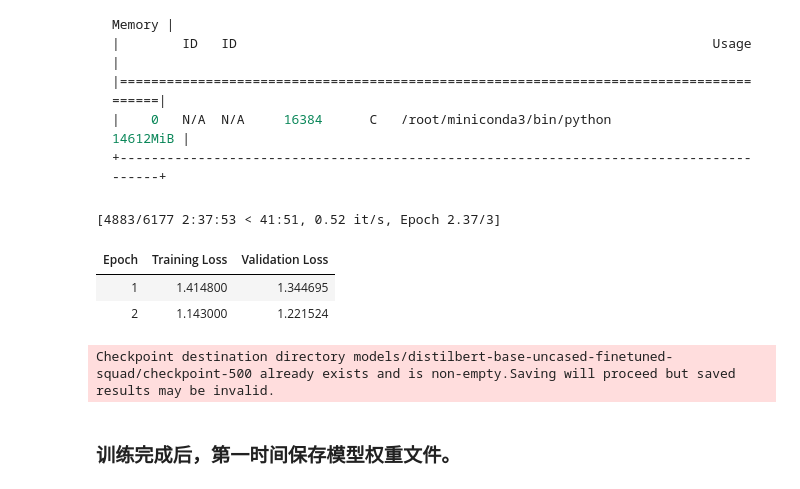
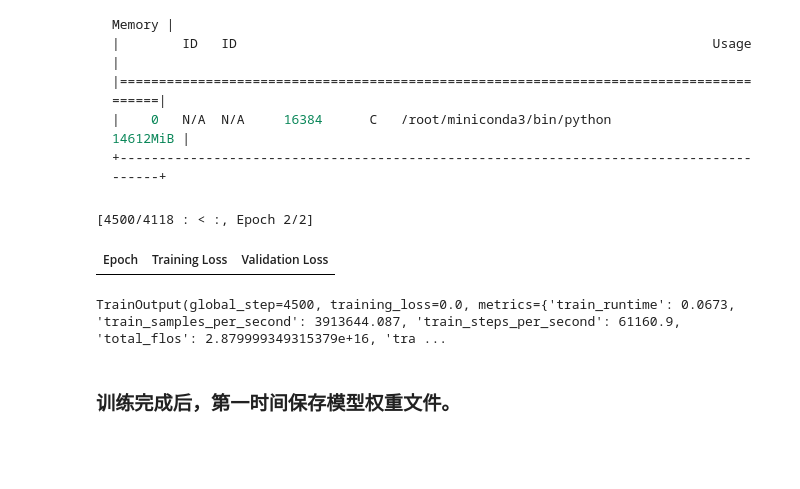
Before and after one commit to zhangkungit/LLM-quickstart, a Jupyter notebook: transformers/fine-tune-QA.ipynb, the cells around one changed output. Cells and saved outputs as stored; diff of their text form; code cells hidden in the pictures; blank space fills up the shorter version.

````diff
--- a/transformers/fine-tune-QA.ipynb
+++ b/transformers/fine-tune-QA.ipynb
@@ -426,7 +418,7 @@ args = TrainingArguments(
     learning_rate=2e-5,
     per_device_train_batch_size=batch_size,
     per_device_eval_batch_size=batch_size,
-    num_train_epochs=3,
+    num_train_epochs=2,
     weight_decay=0.01,
 )
 # %% [markdown]
@@ -490,13 +482,11 @@ Wed Dec 20 15:39:57 2023
 +---------------------------------------------------------------------------------------+
 ```
 # %%
-trainer.train()
+trainer.train(resume_from_checkpoint=True)
 # %% [output]
-[4883/6177 2:37:53 < 41:51, 0.52 it/s, Epoch 2.37/3]
+[4500/4118 : < :, Epoch 2/2]
 | Epoch | Training Loss | Validation Loss |
-| 1 | 1.414800 | 1.344695 |
-| 2 | 1.143000 | 1.221524 |
-Checkpoint destination directory models/distilbert-base-uncased-finetuned-squad/checkpoint-500 already exists and is non-empty.Saving will proceed but saved results may be invalid.
+TrainOutput(global_step=4500, training_loss=0.0, metrics={'train_runtime': 0.0673, 'train_samples_per_second': 3913644.087, 'train_steps_per_second': 61160.9, 'total_flos': 2.879999349315379e+16, 'tra ...
 # %% [markdown]
 ### 训练完成后，第一时间保存模型权重文件。
 # %% [markdown]
````
Also changed, not shown: parts of 14 cells of this notebook.
